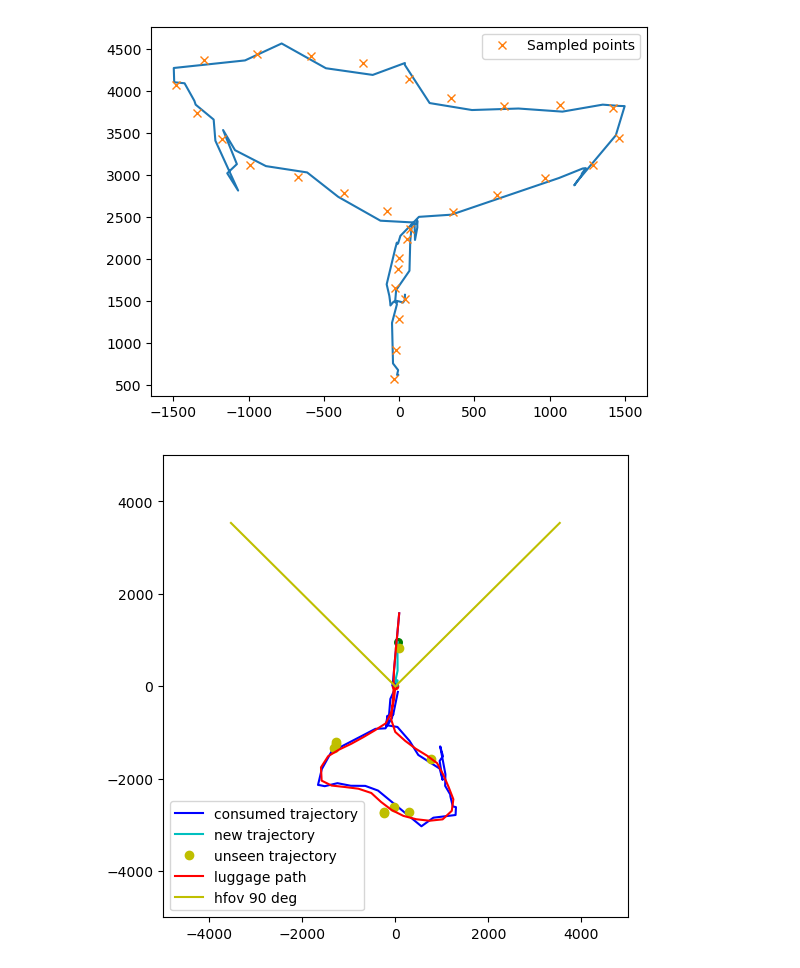
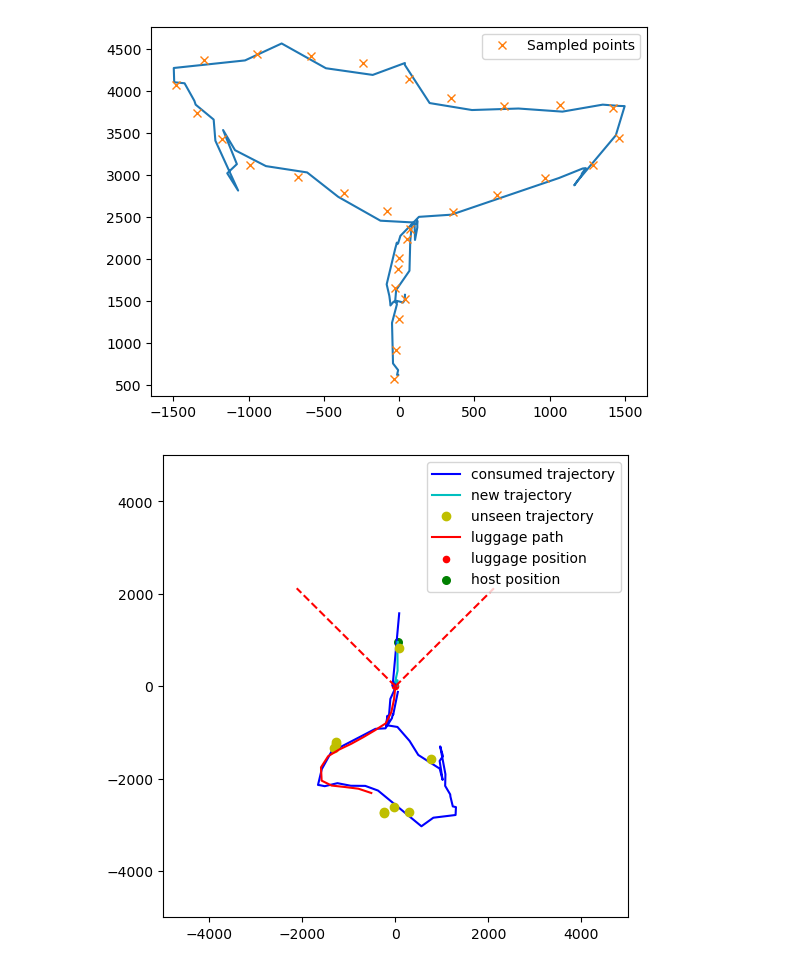
Before and after one commit to comtois-etienne/CSIE5047_Smart_Luggage, a Jupyter notebook: notebook.ipynb, the cells around one changed output. Saved outputs shown, nothing was run; the diff lists cells and outputs as text; code cells hidden in the pictures.

Commit message:
rotate bug fix + vehicule

```diff
--- a/notebook.ipynb
+++ b/notebook.ipynb
@@ -616,9 +632,9 @@ def get_s_data(s_data, seen_s, l_p, angle, index):
 
     new_pt = s_data.iloc[index]
     pt = Point.from_df(new_pt)
-    pt = l_p.rotate(angle, pt)
+    pt = l_p.rotate(-angle, pt, recenter=True)
     angle = Point.origin().angle(pt)
-    if abs(angle) > 45:
+    if abs(angle) > hhfov:
         return last_seen, angle
     return new_pt, 0
 
@@ -645,9 +661,8 @@ seen_s = pd.concat([seen_s, pd.DataFrame({
 
 unseen_s = pd.DataFrame(columns=['t', 'x', 'y'])
 
-
 # image each loop is 0.5 second
-for i in range(len(s_data['x']) + 10):
+for i in range(len(s_data['x']) + 5):
     clear_output(wait=True)
 
     # current luggage position
@@ -685,7 +700,7 @@ for i in range(len(s_data['x']) + 10):
     rot_unseen = luggage.rotate_df(angle, unseen_s)
     rotated = luggage.rotate_df(angle, seen_s)
     path_rot = luggage.rotate_df(angle, l_path)
-    human = luggage.rotate(angle, human)
+    human = luggage.rotate(-angle, human, recenter=True)
     luggage = Point.origin()
 
     # consume trajectory
@@ -697,39 +712,36 @@ for i in range(len(s_data['x']) + 10):
     ax.set_ylim([-5000, 5000])
     ax.set_xlim([-5000, 5000])
     fig.set_figheight(6)
     fig.set_figwidth(6)
 
     # plot trajectory
     rot_consume = rotated[rotated['c'] == True]
     rot_not_consume = rotated[rotated['c'] == False]
     rot_not_consume = pd.concat([rot_consume.iloc[-1], rot_not_consume])
 
     ax.plot(rot_consume['y'], rot_consume['x'], color='b', label='consumed trajectory')
     ax.plot(rot_not_consume['y'], rot_not_consume['x'], color='c', label='new trajectory')
     ax.plot(rot_unseen['y'], rot_unseen['x'], 'o', color='y', label='unseen trajectory')
 
     # plot luggage position
+    path_trail_len = min(35, len(path_rot))
+    path_rot = path_rot.iloc[-path_trail_len:]
     ax.plot(path_rot['y'], path_rot['x'], color='r', label='luggage path')
-    ax.scatter(luggage.y, luggage.x, c='r', s=20)
+    luggage.scatter(ax, color='r', size=20, label='luggage position')
+    luggage.plot(ax, color='r', fov=hhfov*2, fov_len=3000)
 
     # plot human position
-    ax.scatter(human.y, human.x, c='g', s=30)
-
-    # hfov
-    h_hfov = luggage.rotate(hhfov, Point(5000, 0))
-    l_hfov = luggage.rotate(-hhfov, Point(5000, 0))
-    ax.plot([luggage.y, h_hfov.y], [luggage.x, h_hfov.x], color='y', label='hfov 90 deg')
-    ax.plot([luggage.y, l_hfov.y], [luggage.x, l_hfov.x], color='y')
+    human.scatter(ax, color='g', size=30, label='host position')
 
     ax.legend()
     plt.show()
     plt.pause(0.1)
 
     # move luggage to next point
     last_seen = Point.from_df(rotated.iloc[-1])
     distance = luggage.distance(last_seen)
     angle = (luggage.angle(last_seen))
     if is_out or distance > follow_distance or (distance > sharp_distance and abs(angle) > follow_angle):
         position, index, ratio = move(position, marching_rate)
 # %% [output]
-[figure, old version]
+[figure, new version]
```
Also changed, not shown: parts of 3 cells of this notebook.
